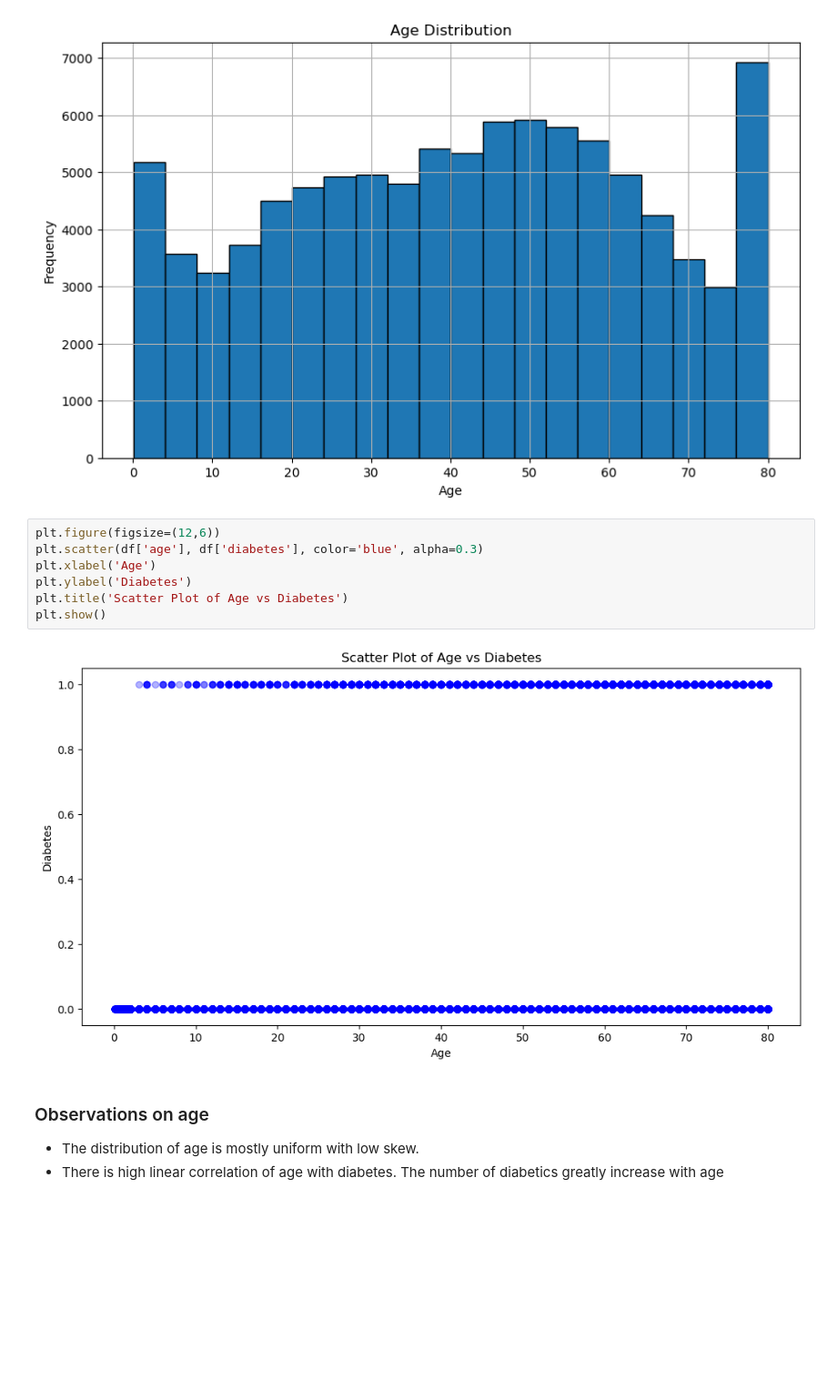
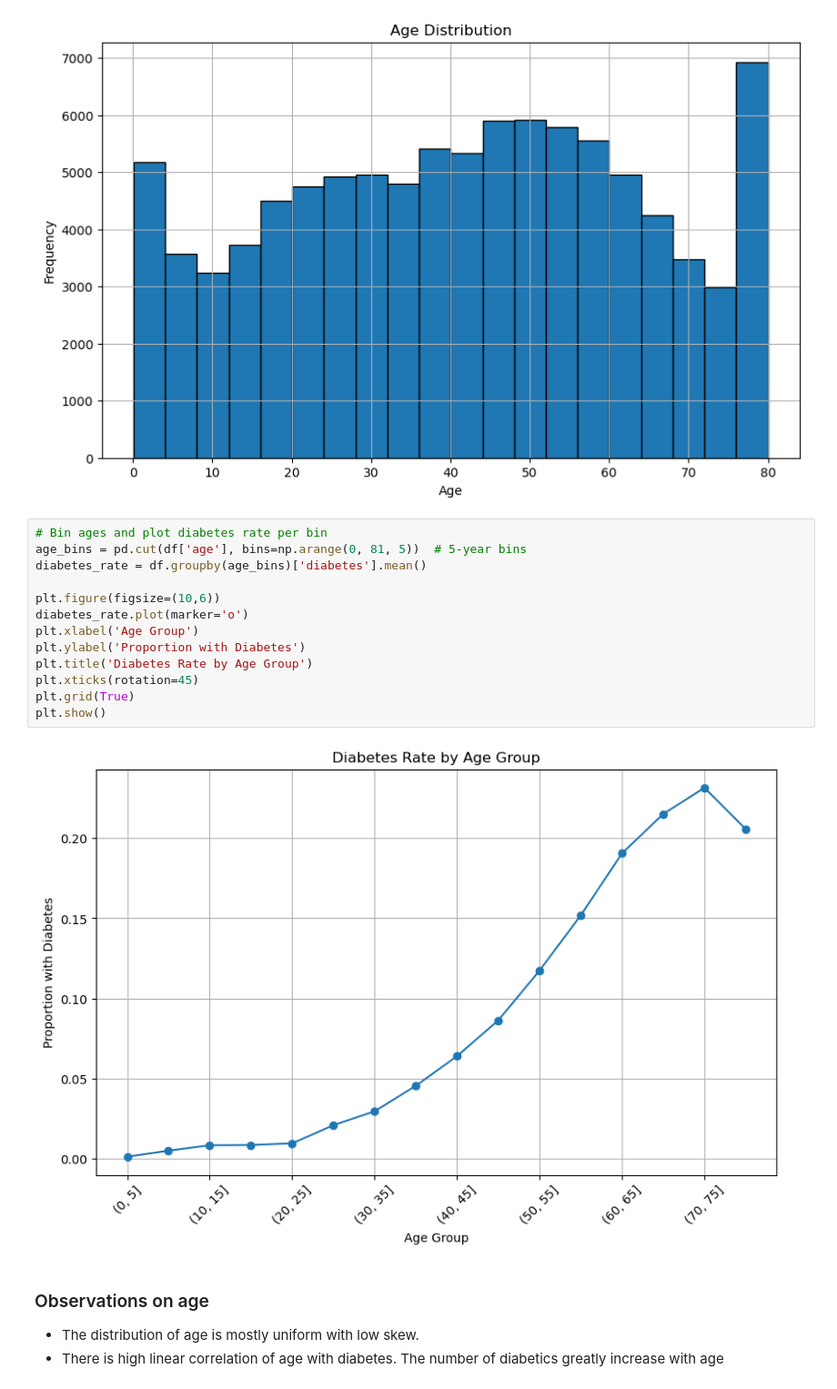
Before and after one commit to PalaniSelvamPrabhanjan/diabetes_predictor, a Jupyter notebook: main.ipynb, the cells around one changed output. Shown at 91% size. Cells and saved outputs as stored; diff of their text form; blank space fills up the shorter version.

```diff
--- a/main.ipynb
+++ b/main.ipynb
@@ -281,14 +306,20 @@ plt.show()
 # %% [output]
 [figure]
 # %%
-plt.figure(figsize=(12,6))
-plt.scatter(df['age'], df['diabetes'], color='blue', alpha=0.3)
-plt.xlabel('Age')
-plt.ylabel('Diabetes')
-plt.title('Scatter Plot of Age vs Diabetes')
+# Bin ages and plot diabetes rate per bin
+age_bins = pd.cut(df['age'], bins=np.arange(0, 81, 5))  # 5-year bins
+diabetes_rate = df.groupby(age_bins)['diabetes'].mean()
+
+plt.figure(figsize=(10,6))
+diabetes_rate.plot(marker='o')
+plt.xlabel('Age Group')
+plt.ylabel('Proportion with Diabetes')
+plt.title('Diabetes Rate by Age Group')
+plt.xticks(rotation=45)
+plt.grid(True)
 plt.show()
 # %% [output]
-[figure, old version]
+[figure, new version]
 # %% [markdown]
 ### Observations on age
 - The distribution of age is mostly uniform with low skew.
```
Also changed, not shown: parts of 86 cells of this notebook, 4 other files.
